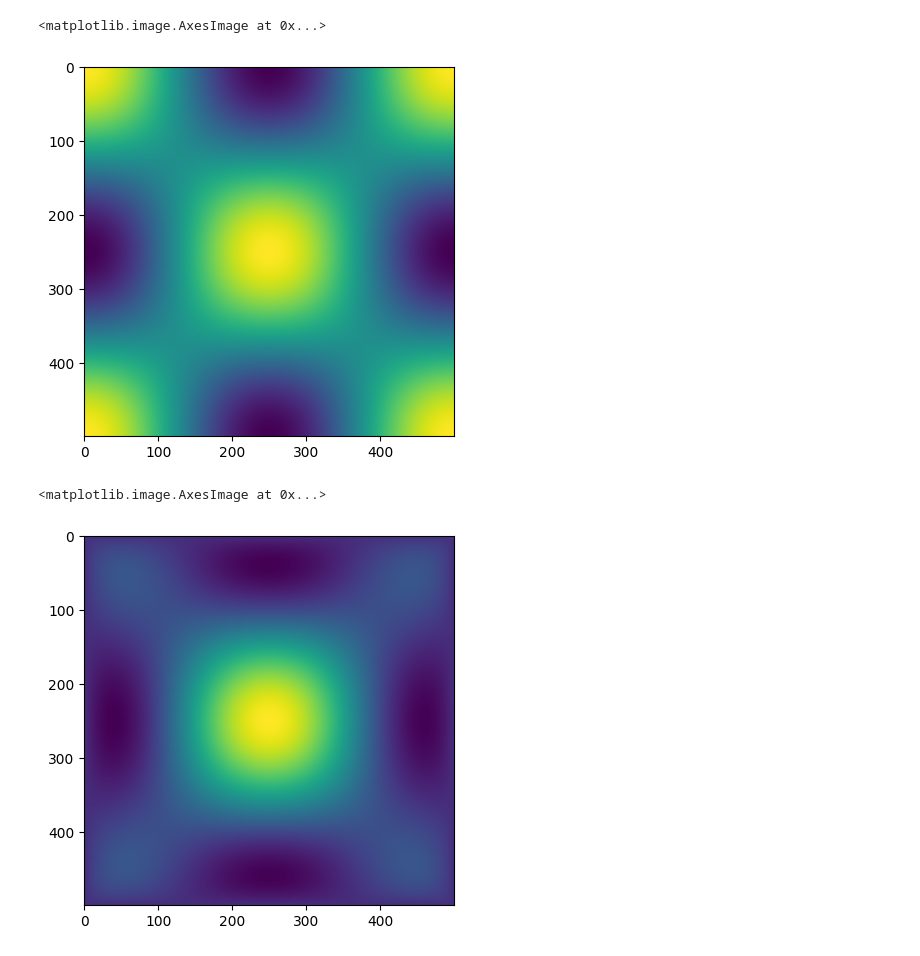
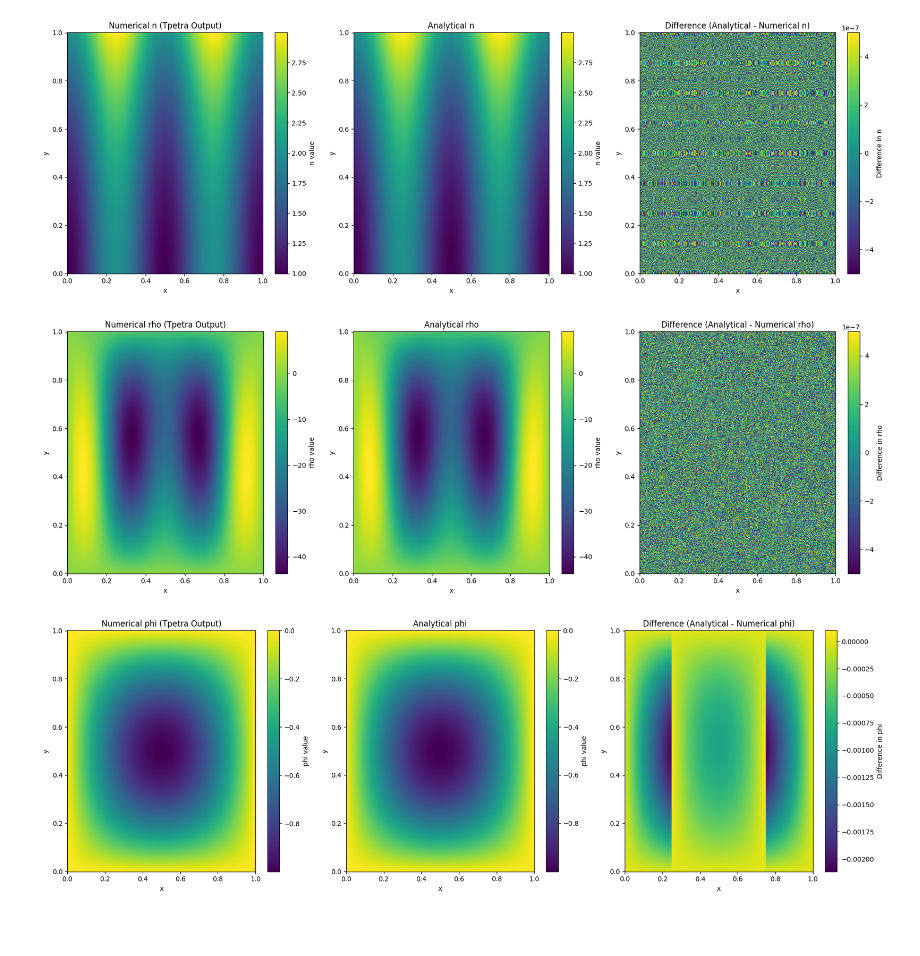
Before and after one commit to mraeth/trilinos_experiments, a Jupyter notebook: plot/analyse.ipynb, the cells around one changed output. Saved outputs shown, nothing was run; the diff lists cells and outputs as text; code cells hidden in the pictures; blank space fills up the shorter version.

Commit message:
Add generalized poisson solver

```diff
--- a/plot/analyse.ipynb
+++ b/plot/analyse.ipynb
@@ -41,0 +64,26 @@ def read_tpetra_output(label, nx, ny, directory='.'):
+# %%
+def plot_comparison(numerical_data, analytical_func, x_coords, y_coords, X_grid, Y_grid, title_prefix="Value"):
+    fig, ax = subplots(1, 3, figsize=(18, 6))
+
+    analytical_data_evaluated = vectorize(analytical_func)(X_grid, Y_grid)
+
+    im0 = ax[0].pcolor(x_coords, y_coords, numerical_data.T, shading='auto')
+    ax[0].set_title(f'Numerical {title_prefix} (Tpetra Output)')
+    colorbar(im0, ax=ax[0], label=f'{title_prefix} value')
+    ax[0].set_xlabel('x')
+    ax[0].set_ylabel('y')
+
+    im1 = ax[1].pcolor(x_coords, y_coords, analytical_data_evaluated, shading='auto')
+    ax[1].set_title(f'Analytical {title_prefix}')
+    colorbar(im1, ax=ax[1], label=f'{title_prefix} value')
+    ax[1].set_xlabel('x')
+    ax[1].set_ylabel('y')
+
+    im2 = ax[2].pcolor(x_coords, y_coords, analytical_data_evaluated - numerical_data.T, shading='auto')
+    ax[2].set_title(f'Difference (Analytical - Numerical {title_prefix})')
+    colorbar(im2, ax=ax[2], label=f'Difference in {title_prefix}')
+    ax[2].set_xlabel('x')
+    ax[2].set_ylabel('y')
+
+    tight_layout()
+    show()
@@ -41,0 +130,9 @@ def read_tpetra_output(label, nx, ny, directory='.'):
+# %%
+nx = 1000
+ny = nx
+x= np.linspace(0, 1, nx, endpoint=True)
+y = np.linspace(0, 1, ny , endpoint=True)
+X, Y = np.meshgrid(x, y)
+
+nmpi = 4
+generalized = True
@@ -42,12 +173,19 @@ def read_tpetra_output(label, nx, ny, directory='.'):
+# %%
+if generalized:
+    n_data = read_tpetra_output("n", nx=nx, ny=nx)
+
+    plot_comparison(n_data, calculate_n, x, y, X, Y, title_prefix="n")
+# %% [output]
+[figure, added]
 # %%
-rhs_data = read_tpetra_output("../rhs", nx=500, ny=500)
-imshow(rhs_data, cmap='viridis')
+data = read_tpetra_output("rhs", nx=nx, ny=nx)
+
+plot_comparison(data, calculate_rho, x, y, X, Y, title_prefix="rho")
 # %% [output]
-<matplotlib.image.AxesImage at 0x...>
-[figure, old version]
+[figure, new version]
 # %%
-rhs_data = read_tpetra_output("../phi", nx=500, ny=500)
-imshow(rhs_data, cmap='viridis')
+data = read_tpetra_output("phi", nx=nx, ny=nx)
+
+plot_comparison(data/nx/ny, phi_exact, x, y, X, Y, title_prefix="phi")
 # %% [output]
-<matplotlib.image.AxesImage at 0x...>
-[figure, old version]
+[figure, new version]
```
Also changed, not shown: parts of 4 cells of this notebook, 2 other files.
